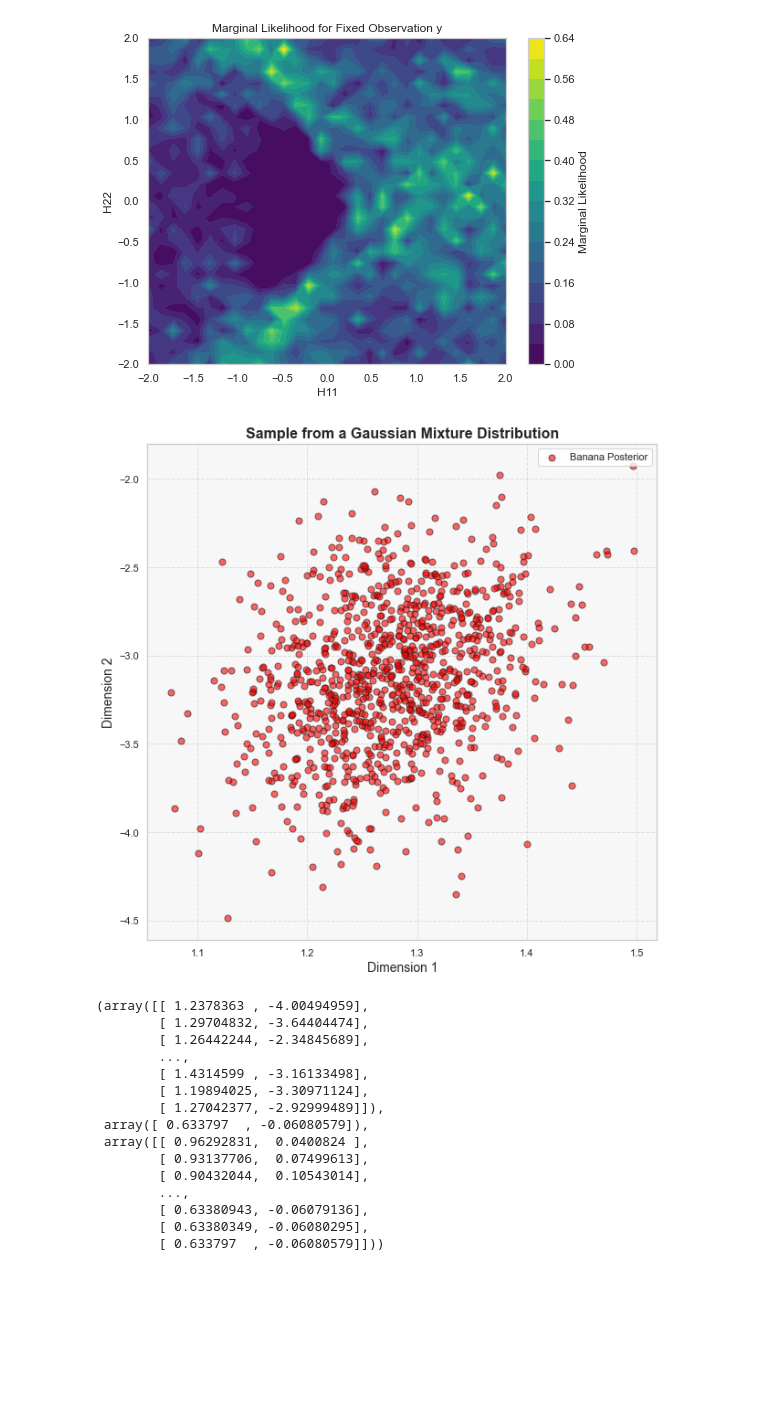
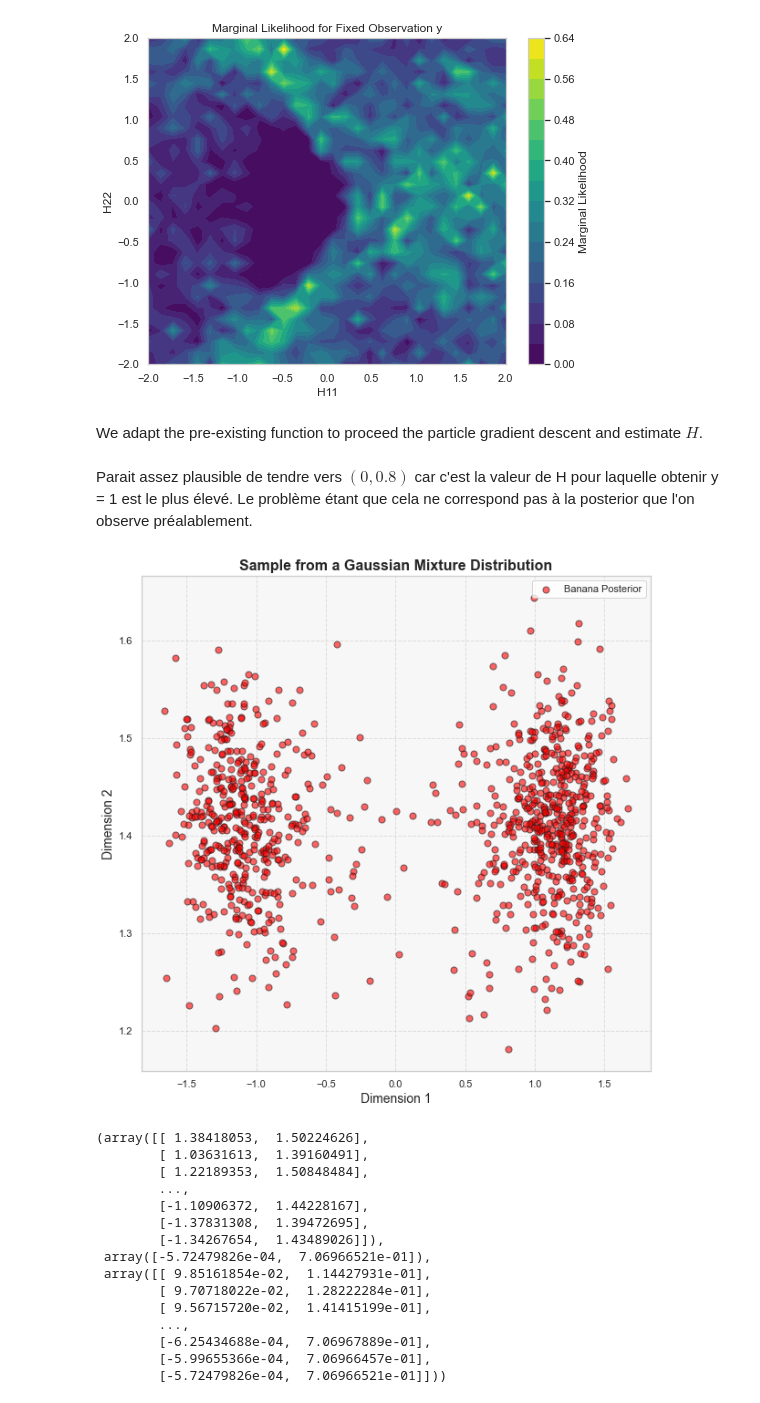
Before and after one commit to PyTomSss/Research_Project-Imperial_College, a Jupyter notebook: Interacting Particles - MMLE/Banana_prior.ipynb, the cells around one changed output. Cells and saved outputs as stored; diff of their text form; code cells hidden in the pictures; blank space fills up the shorter version.

```diff
--- a/Interacting Particles - MMLE/Banana_prior.ipynb
+++ b/Interacting Particles - MMLE/Banana_prior.ipynb
@@ -193,3 +194,17 @@ def ULA_post_banana(sample, nb_iter, step_size, theta, y_obs, sigma_y):
     return sample
 # %% [markdown]
 We sample from the posterior distribution via ULA :
+# %%
+x_axis = np.linspace(-2, 2, 200)
+y_axis = np.linspace(1.5, 2.5, 200)
+X_axis, Y_axis = np.meshgrid(x_axis, y_axis) # evaluate barp on this grid
+Z = np.zeros((200, 200))
+
+for i in range(200):
+    for j in range(200):
+        Z[i, j] = bar_p([X_axis[i, j], Y_axis[i, j]]) * norm.pdf(4, np.array([0, 1.95]) @ np.array([X_axis[i, j], Y_axis[i, j]]), sigma_y)
+
+# plot barp
+contour = plt.contourf(X_axis, Y_axis, Z, 200, cmap='viridis')
+plt.colorbar(contour, label = 'Banana Density')
+plt.show()
@@ -257,9 +274,11 @@ plt.title('Marginal Likelihood for Fixed Observation y')
 plt.show()
 # %% [output]
 [figure]
+# %% [markdown]
+We adapt the pre-existing function to proceed the particle gradient descent and estimate $H$.
 # %%
 
-def PGD_ban(nb_particles, nb_iter, step_size, H_0, sigma_y, y_obs, plot = False, sample_prior = None) :
+def PGD_ban(nb_particles, nb_iter, step_size, H_0, sigma_y, y_obs, plot = False, sample_prior = None, coeff_theta = 1) :
     """
     This function executes the Particle Gradient Descent in the context of our experiment. Given :
     - The number of particles
@@ -295,7 +314,7 @@ def PGD_ban(nb_particles, nb_iter, step_size, H_0, sigma_y, y_obs, plot = False,
 
         grad_theta_update = np.sum(grad_theta, axis = 0) ## ON MULTIPLIE CHAQUE PARTICLE A SON PAS SPECIFIQUE
 
-        theta_t = theta_t - (step_size / nb_particles) * grad_theta_update
+        theta_t = theta_t - (step_size * coeff_theta / nb_particles) * grad_theta_update
 
         theta_traj[i] = theta_t
 
@@ -314,22 +333,24 @@ def PGD_ban(nb_particles, nb_iter, step_size, H_0, sigma_y, y_obs, plot = False,
         plt.plot(theta_traj[:, 0], theta_traj[:, 1], 'o-', markersize=4, label='Theta Trajectory')
 
     return sample, theta_t, theta_traj
+# %% [markdown]
+Parait assez plausible de tendre vers $(0, 0.8)$ car c'est la valeur de H pour laquelle obtenir y = 1 est le plus élevé. Le problème étant que cela ne correspond pas à la posterior que l'on observe préalablement.
 # %%
-PGD_ban(1000, 50000, 0.0001, np.array([1, 0]), 0.05, 1, plot = True, sample_prior = None)
+PGD_ban(1000, 20000, 0.00005, np.array([0.1, 0.1]), 0.05, 1, plot = True, sample_prior = None)
 # %% [output]
-[figure, old version]
+[figure, new version]
-(array([[ 1.2378363 , -4.00494959],
-        [ 1.29704832, -3.64404474],
-        [ 1.26442244, -2.34845689],
+(array([[ 1.38418053,  1.50224626],
+        [ 1.03631613,  1.39160491],
+        [ 1.22189353,  1.50848484],
         ...,
-        [ 1.4314599 , -3.16133498],
-        [ 1.19894025, -3.30971124],
-        [ 1.27042377, -2.92999489]]),
- array([ 0.633797  , -0.06080579]),
- array([[ 0.96292831,  0.0400824 ],
-        [ 0.93137706,  0.07499613],
-        [ 0.90432044,  0.10543014],
+        [-1.10906372,  1.44228167],
+        [-1.37831308,  1.39472695],
+        [-1.34267654,  1.43489026]]),
+ array([-5.72479826e-04,  7.06966521e-01]),
+ array([[ 9.85161854e-02,  1.14427931e-01],
+        [ 9.70718022e-02,  1.28222284e-01],
+        [ 9.56715720e-02,  1.41415199e-01],
         ...,
-        [ 0.63380943, -0.06079136],
-        [ 0.63380349, -0.06080295],
-        [ 0.633797  , -0.06080579]]))
+        [-6.25434688e-04,  7.06967889e-01],
+        [-5.99655366e-04,  7.06966457e-01],
+        [-5.72479826e-04,  7.06966521e-01]]))
```
Also changed, not shown: parts of 24 cells of this notebook.
